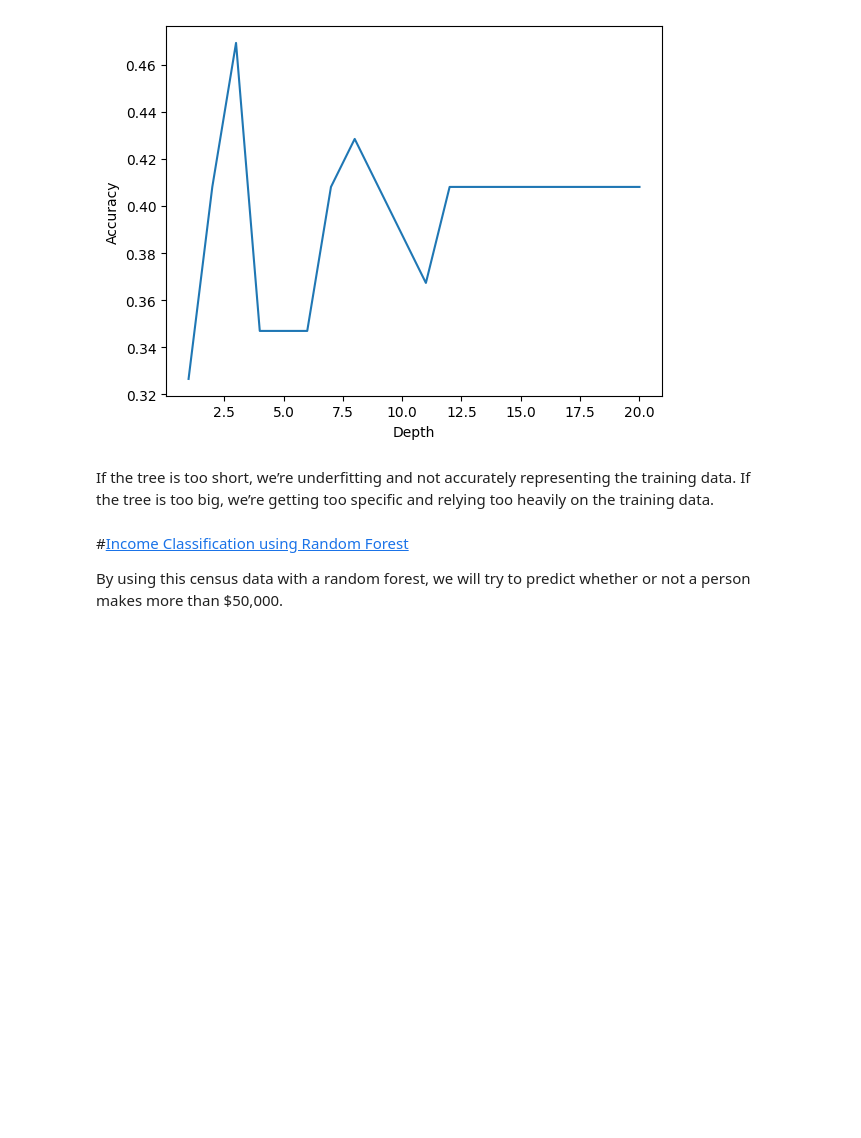
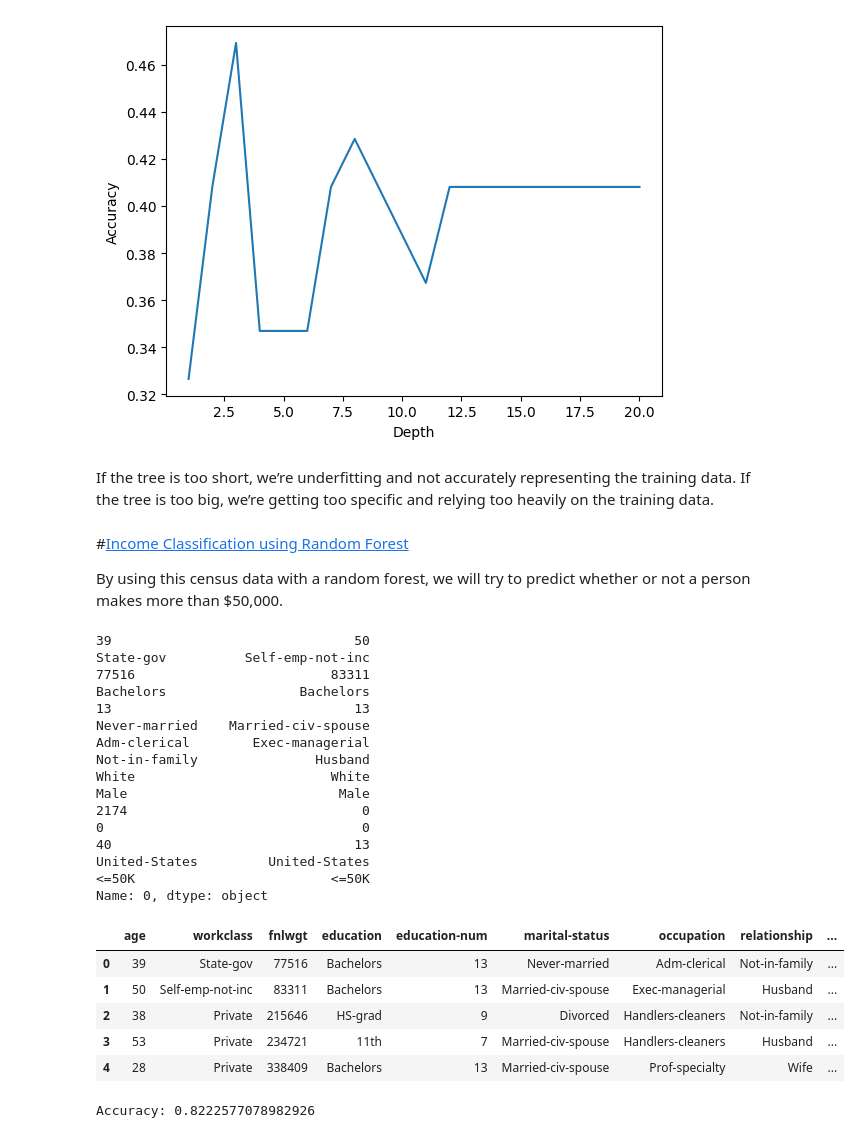
Before and after one commit to mfvalle/Maths_for_ML, a Jupyter notebook: Learning Models/Random_Forests_&_Decision_Trees.ipynb, the cells around one changed output. Cells and saved outputs as stored; diff of their text form; code cells hidden in the pictures; blank space fills up the shorter version.

```diff
--- a/Learning Models/Random_Forests_&_Decision_Trees.ipynb
+++ b/Learning Models/Random_Forests_&_Decision_Trees.ipynb
@@ -152,10 +152,73 @@ By using this census data with a random forest, we will try to predict whether o
 # %%
 def warn(*args, **kwargs):
     pass
 import warnings
 warnings.warn = warn
 
 import pandas as pd
 from sklearn.model_selection import train_test_split
 from sklearn import tree
 from sklearn.ensemble import RandomForestClassifier
+
+
+# Investigate the data available
+income_data = pd.read_csv("/content/Maths_for_MachineLearning/adult.data.cvs", header = 0, delimiter = ", ")
+print(income_data.iloc[0])
+
+# Add header to dataframe
+col_names = ['age', 'workclass', 'fnlwgt','education', 'education-num',
+'marital-status', 'occupation', 'relationship', 'race', 'sex',
+'capital-gain','capital-loss', 'hours-per-week','native-country', 'income']
+income_data = pd.read_csv('/content/Maths_for_MachineLearning/adult.data.cvs',header = None, names = col_names)
+
+income_data.head()
+# %% [output]
+39                               50
+State-gov          Self-emp-not-inc
+77516                         83311
+Bachelors                 Bachelors
+13                               13
+Never-married    Married-civ-spouse
+Adm-clerical        Exec-managerial
+Not-in-family               Husband
+White                         White
+Male                           Male
+2174                              0
+0                                 0
+40                               13
+United-States         United-States
+<=50K                         <=50K
+Name: 0, dtype: object
+|  | age | workclass | fnlwgt | education | education-num | marital-status | occupation | relationship | ... |
+| 0 | 39 | State-gov | 77516 | Bachelors | 13 | Never-married | Adm-clerical | Not-in-family | ... |
+| 1 | 50 | Self-emp-not-inc | 83311 | Bachelors | 13 | Married-civ-spouse | Exec-managerial | Husband | ... |
+| 2 | 38 | Private | 215646 | HS-grad | 9 | Divorced | Handlers-cleaners | Not-in-family | ... |
+| 3 | 53 | Private | 234721 | 11th | 7 | Married-civ-spouse | Handlers-cleaners | Husband | ... |
+| 4 | 28 | Private | 338409 | Bachelors | 13 | Married-civ-spouse | Prof-specialty | Wife | ... |
+# %%
+
+# Format the data for Scikit-learn
+labels = income_data[['income']]
+
+#print(income_data["native-country"].value_counts())
+
+#Transform strings column to integer
+income_data["sex_int"] = income_data["sex"].apply(lambda row: 0 if row == "Male" else 1)
+income_data["country_int"] = income_data["native-country"].apply(lambda row: 0 if row == "United-States" else 1)
+
+#Pick which columns to use when trying to predict income
+data = income_data[["age", "capital-gain", "capital-loss", "hours-per-week", "sex_int", "country_int"]]
+
+#Split data and labels into a training set and a test set
+train_data, test_data, train_labels, test_labels = train_test_split(data,labels, random_state = 1)
+
+#Create the Random Forest
+forest = RandomForestClassifier(random_state = 1)
+
+#Fit model
+forest.fit(train_data, train_labels)
+
+#Test accuracy
+print("Accuracy:", forest.score(test_data, test_labels))
+# %% [output]
+Accuracy: 0.8222577078982926
```
Also changed, not shown: 2 other files.
